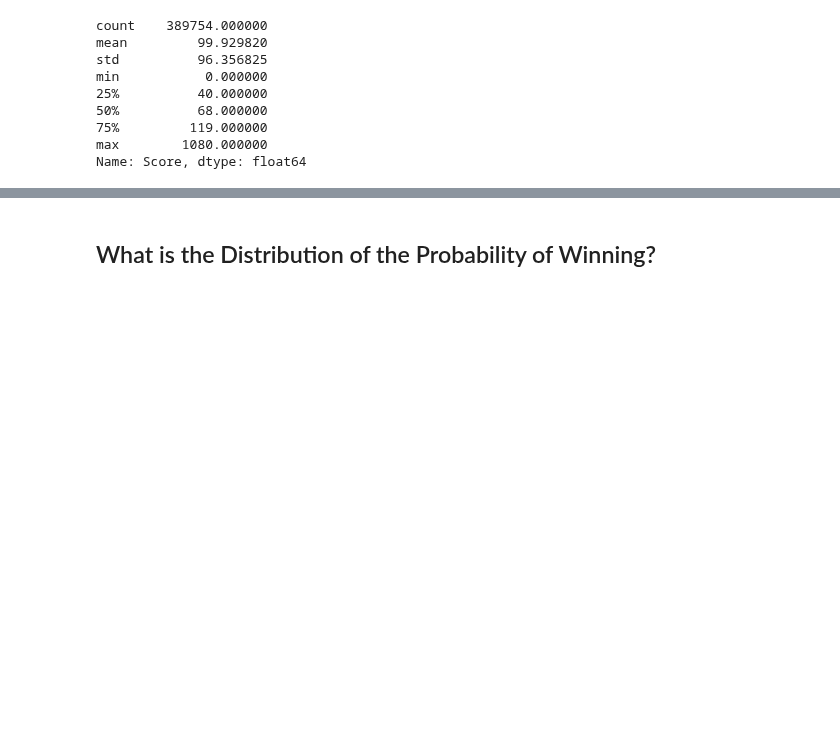
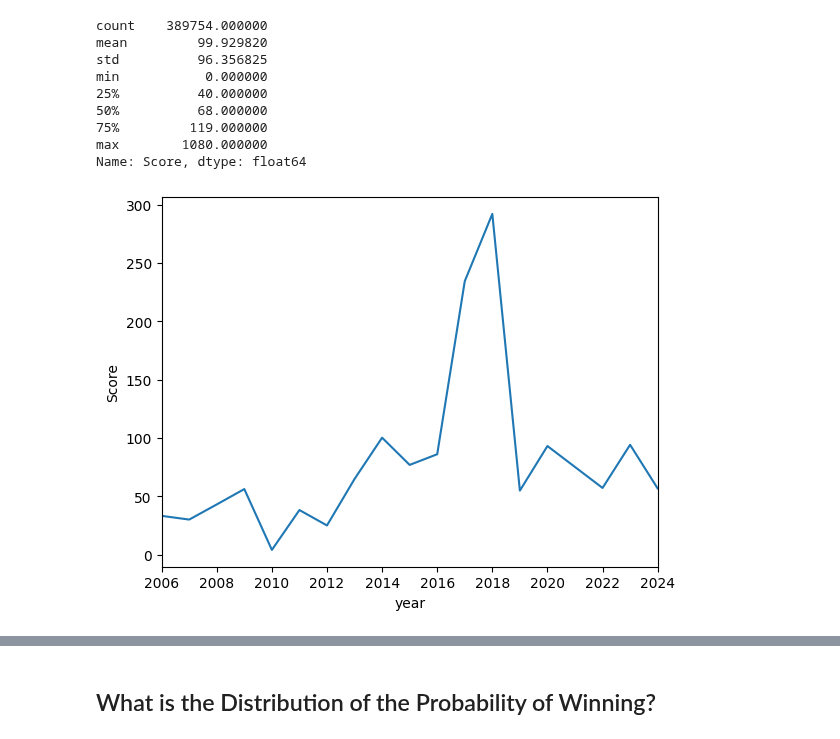
Before and after one commit to FairportRobotics/game-intelligence, a Jupyter notebook: exploratory-data-analysis.ipynb, the cells around one changed output, grey strips where cells are left out. Cells and saved outputs as stored; diff of their text form; code cells hidden in the pictures; blank space fills up the shorter version.

```diff
--- a/exploratory-data-analysis.ipynb
+++ b/exploratory-data-analysis.ipynb
@@ -80,3 +82,16 @@ min           0.000000
 75%         119.000000
 max        1080.000000
 Name: Score, dtype: float64
+# %%
+viz_data = df[['year', 'scoreRedFinal']].rename({'scoreRedFinal':'Score'}, axis=1).dropna()
+# Do the same thing for the blue alliance, and append it to the bottom
+viz_data = pd.concat([viz_data, df[['year','scoreBlueFinal']].rename({'scoreBlueFinal':'Score'}, axis=1).dropna()])
+# Get the average points scored by year
+viz_data = viz_data.groupby('year')['Score'].mean().reset_index()
+# Create a line plot to see the tred
+fig, ax = plt.subplots()
+sns.lineplot(data=viz_data, x="year", y="Score")
+ax.set_xlim(viz_data['year'].min(), viz_data['year'].max())
+plt.show()
+# %% [output]
+[figure, added]
```
Also changed, not shown: parts of 9 cells of this notebook, 1 other file.
